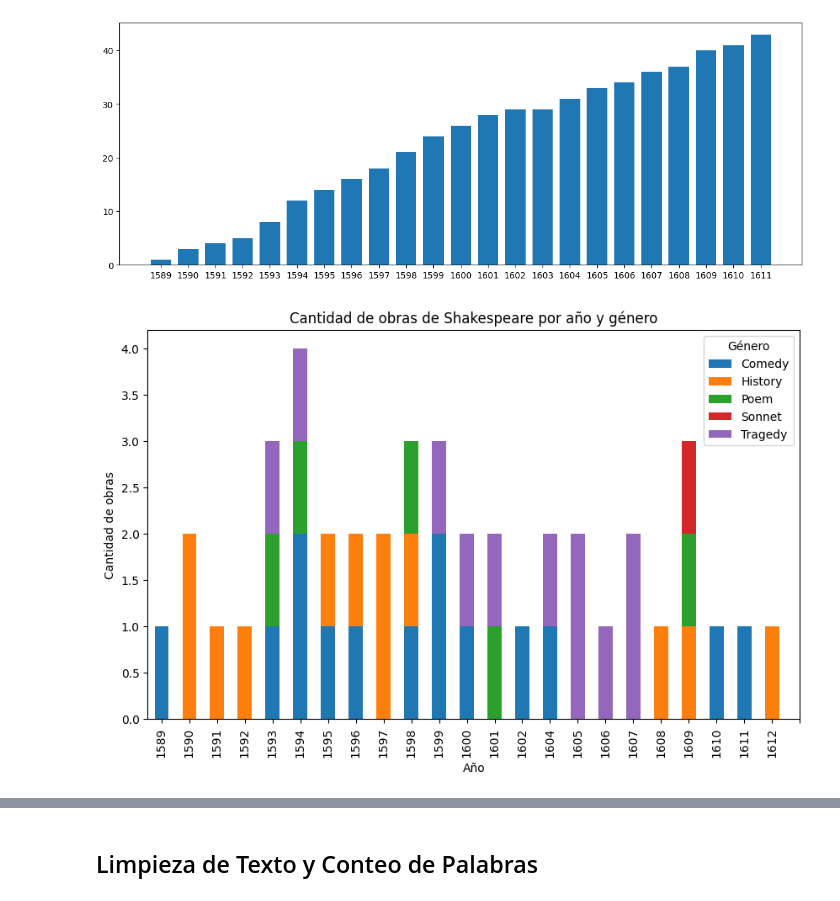
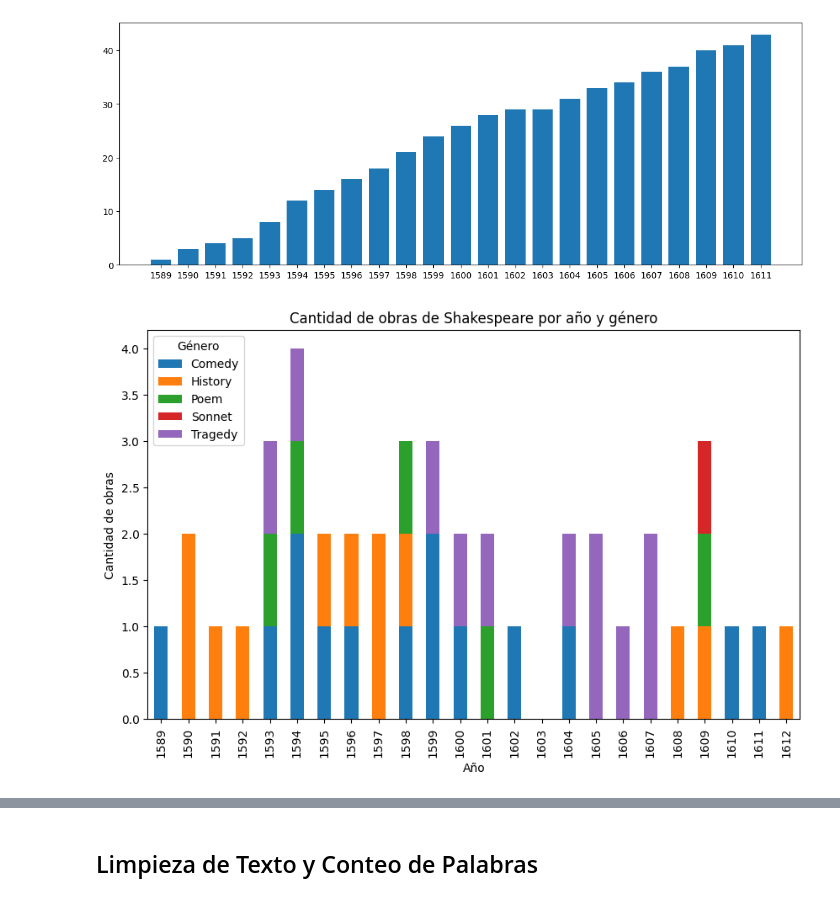
Before and after one commit to nanosellafaja/IntroCD, a Jupyter notebook: intro-cd/Tarea_1/shakespeare_grupo14.ipynb, the cells around one changed output, grey strips where cells are left out. Saved outputs shown, nothing was run; the diff lists cells and outputs as text; code cells hidden in the pictures.

```diff
--- a/intro-cd/Tarea_1/shakespeare_grupo14.ipynb
+++ b/intro-cd/Tarea_1/shakespeare_grupo14.ipynb
@@ -213,33 +213,37 @@ nuevo_registro = {
     'Author': None,
     'PlayLength': None,
     'Acts': 5
 }
 
 # Convertir el diccionario a un DataFrame de una sola fila
 nuevo_registro_df = pd.DataFrame([nuevo_registro])
 
 # Crear un nuevo DataFrame df_works2 concatenando df_works y nuevo_registro_df
 df_works2 = pd.concat([df_works, nuevo_registro_df], ignore_index=True)
 
+conteo_por_genero = df_works2.groupby(['Date', 'GenreType']).size().unstack(fill_value=0)
+nueva_fila = pd.DataFrame({'Comedy': [0], 'History': [0], 'Poem': [0], 'Sonnet': [0], 'Tragedy': [0]}, index=[1603])
+conteo_por_genero = pd.concat([conteo_por_genero, nueva_fila])
+conteo_por_genero = conteo_por_genero.sort_index()
 
-conteo_por_genero = df_works2.groupby(['Date', 'GenreType']).size().unstack(fill_value=0)
+
 # Crea el histograma apilado
 
 conteo_por_genero.plot(kind='bar', stacked=True, figsize=(10, 6))
-plt.bar(conteo_por_genero,
+
 # Personaliza el gráfico
 plt.title('Cantidad de obras de Shakespeare por año y género')
 plt.xlabel('Año')
 plt.ylabel('Cantidad de obras')
 plt.legend(title='Género')
 
 plt.xticks(ticks=np.arange(0, 1613-1589, 1, dtype=int))
 #plt.xlim(1588,1613)
 
 # Guardar el gráfico como una imagen .jpg
 plt.savefig('shakespeare_works_by_year_and_genre.jpg', format='jpg', dpi=300)
 
 # Muestra el gráfico
 plt.show()
 # %% [output]
-[figure, old version]
+[figure, new version]
```
Also changed, not shown: parts of 2 cells of this notebook, 5 other files.
